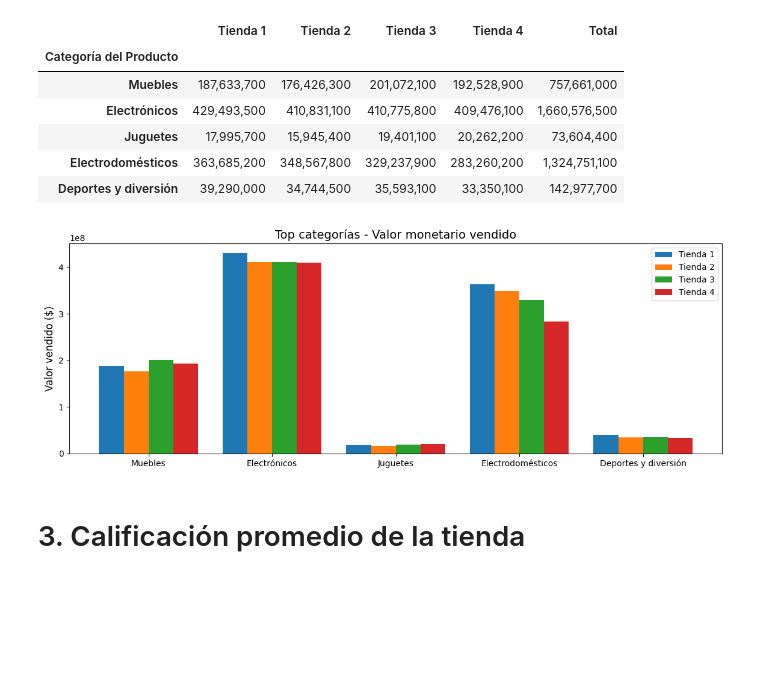
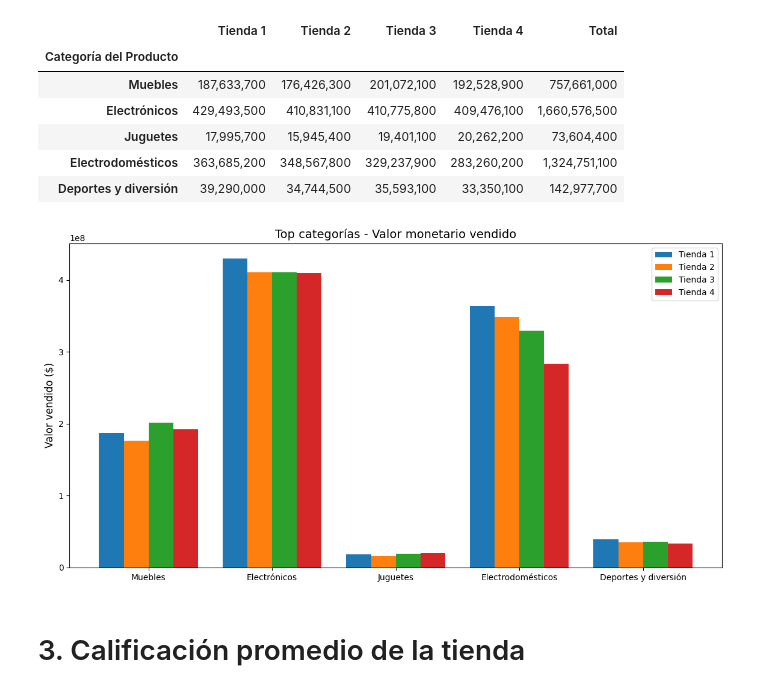
Before and after one commit to OctavioPinoRosas/ChallengeAluraStore, a Jupyter notebook: AluraStoreLatam.ipynb, the cells around one changed output. Drawn from its saved outputs; the diff is of its cells as text; code cells hidden in the pictures; blank space fills up the shorter version.

```diff
--- a/AluraStoreLatam.ipynb
+++ b/AluraStoreLatam.ipynb
@@ -273,35 +273,33 @@ valores_top_categorias.head()
 # %%
 # Datos de cantidad
 categorias = top.index.tolist()
 tienda1Top = top['Tienda 1'].tolist()
 tienda2Top = top['Tienda 2'].tolist()
 tienda3Top = top['Tienda 3'].tolist()
 tienda4Top = top['Tienda 4'].tolist()
 
 # Datos de valor
 valor1Top = valores_top_categorias['Tienda 1'].tolist()
 valor2Top = valores_top_categorias['Tienda 2'].tolist()
 valor3Top = valores_top_categorias['Tienda 3'].tolist()
 valor4Top = valores_top_categorias['Tienda 4'].tolist()
 
 n_categorias = len(categorias)
 indice = np.arange(n_categorias)
 ancho = 0.2
 
-plt.figure(figsize=(14,10))
-
-plt.subplot(2, 1, 2)
+plt.figure(figsize=(14,7))
 plt.bar(indice - 1.5*ancho, valor1Top, width=ancho, label='Tienda 1')
 plt.bar(indice - 0.5*ancho, valor2Top, width=ancho, label='Tienda 2')
 plt.bar(indice + 0.5*ancho, valor3Top, width=ancho, label='Tienda 3')
 plt.bar(indice + 1.5*ancho, valor4Top, width=ancho, label='Tienda 4')
 plt.ylabel('Valor vendido ($)', fontsize=12)
 plt.title('Top categorías - Valor monetario vendido', fontsize=14)
 plt.xticks(indice, categorias)
 plt.legend()
 plt.show()
 # %% [output]
-[figure, old version]
+[figure, new version]
 # %% [markdown]
 # 3. Calificación promedio de la tienda
 # %%
```
Also changed, not shown: parts of 3 cells of this notebook, 1 other file.
